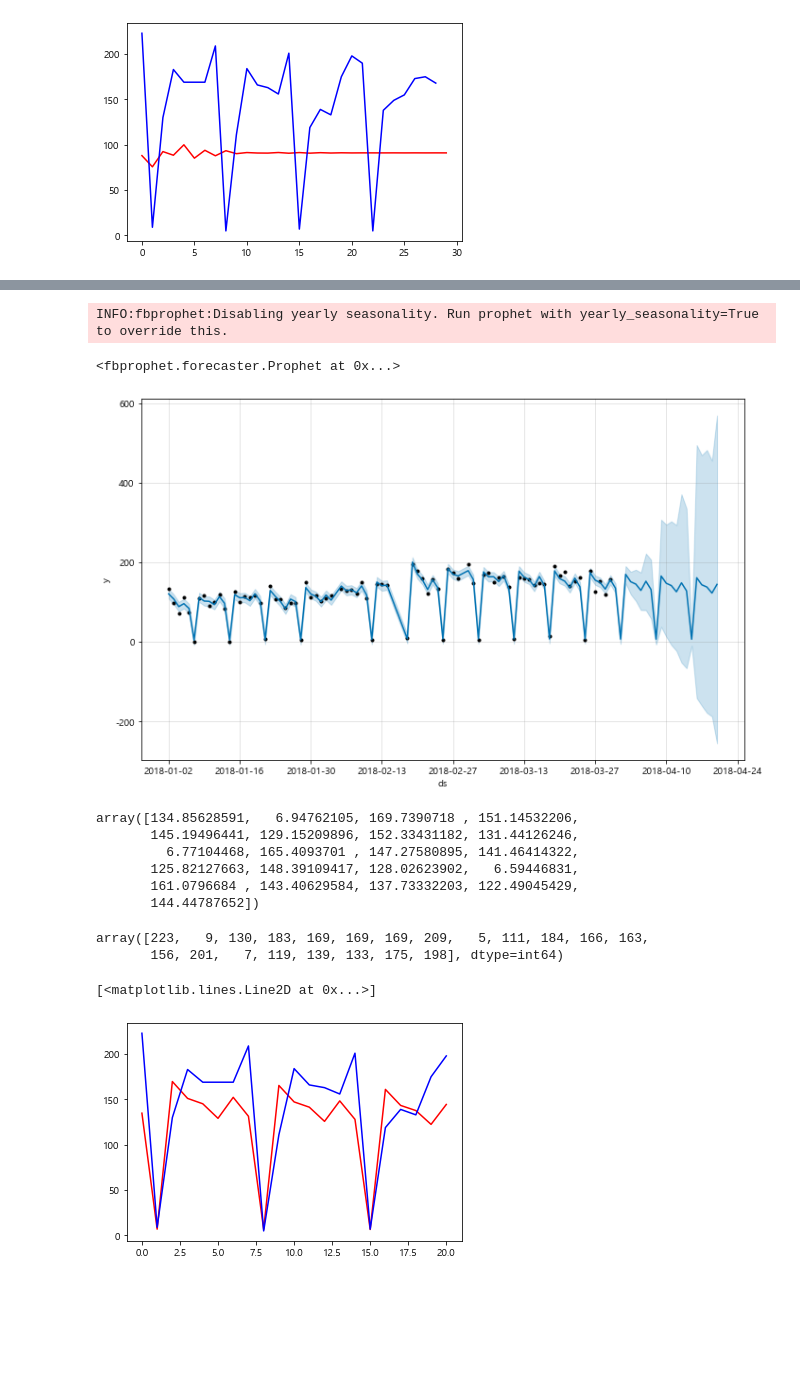
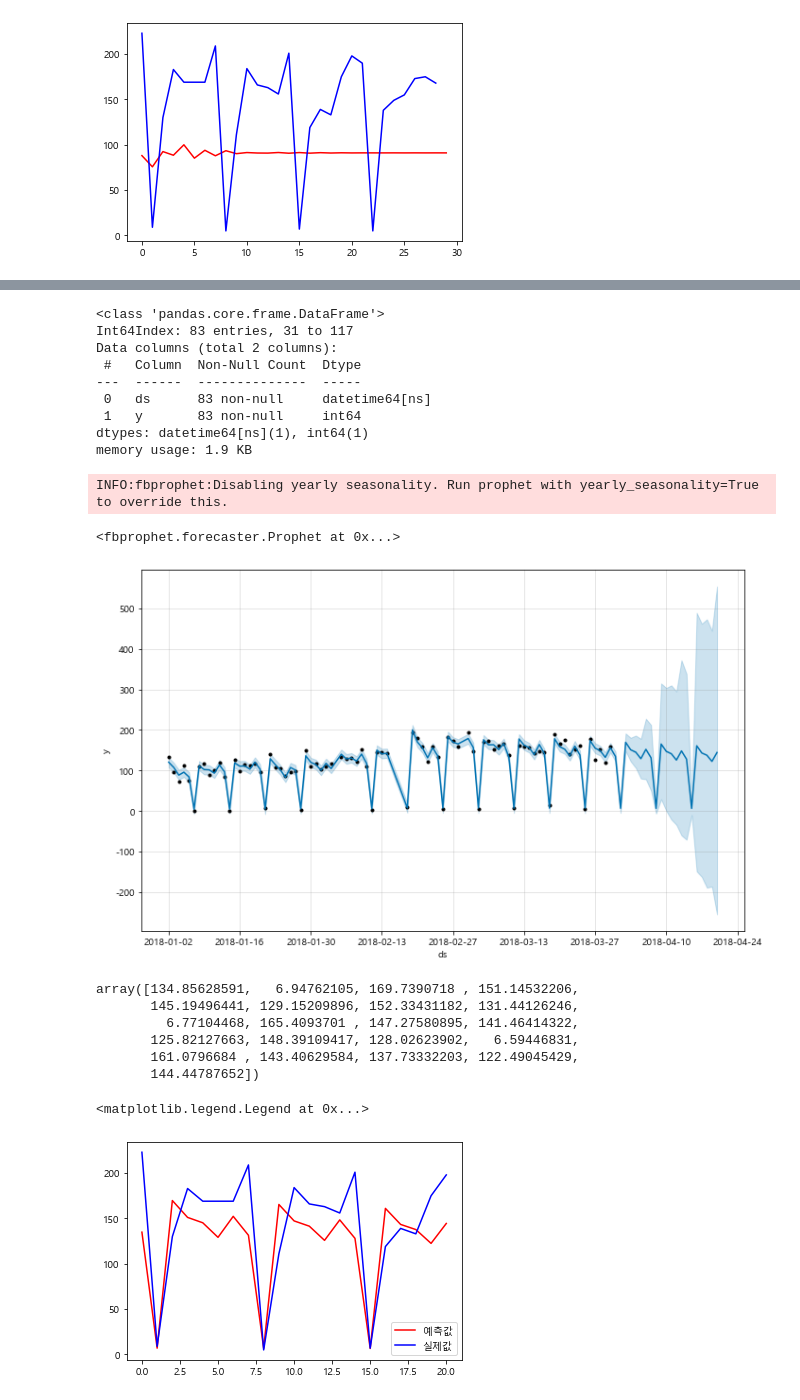
Before and after one commit to areum-choe/Machine_Learning, a Jupyter notebook: Time_Series_Analysis/hospital/hospital_발표.ipynb, the cells around one changed output, grey strips where cells are left out. Cells and saved outputs as stored; diff of their text form; code cells hidden in the pictures; blank space fills up the shorter version.

```diff
--- a/Time_Series_Analysis/hospital/hospital_발표.ipynb
+++ b/Time_Series_Analysis/hospital/hospital_발표.ipynb
@@ -279,6 +201,20 @@ from fbprophet import Prophet
 # %%
 train.columns=['ds','y']
 test.columns=['ds','y']
+# %%
+train['ds']= pd.to_datetime(train['ds'])
+# %%
+train.info()
+# %% [output]
+<class 'pandas.core.frame.DataFrame'>
+Int64Index: 83 entries, 31 to 117
+Data columns (total 2 columns):
+ #   Column  Non-Null Count  Dtype
+---  ------  --------------  -----
+ 0   ds      83 non-null     datetime64[ns]
+ 1   y       83 non-null     int64
+dtypes: datetime64[ns](1), int64(1)
+memory usage: 1.9 KB
 # %%
 prophet = Prophet(seasonality_mode = 'multiplicative',
                  daily_seasonality=True,
@@ -294,7 +230,7 @@ a=forecast_data[['ds','yhat', 'yhat_lower', 'yhat_upper']].tail(21)
 # %%
 fig1=prophet.plot(forecast_data)
 # %% [output]
-[figure, old version]
+[figure, new version]
 # %%
 pred_y=a.yhat.values[0:21]
 test_y=test.y.values[0:21]
@@ -307,14 +243,10 @@ array([134.85628591,   6.94762105, 169.7390718 , 151.14532206,
        125.82127663, 148.39109417, 128.02623902,   6.59446831,
        161.0796684 , 143.40629584, 137.73332203, 122.49045429,
        144.44787652])
-# %%
-test_y #2020년도의 실제값
-# %% [output]
-array([223,   9, 130, 183, 169, 169, 169, 209,   5, 111, 184, 166, 163,
-       156, 201,   7, 119, 139, 133, 175, 198], dtype=int64)
 # %%
-plt.plot(pred_y,color='red') #에측값
-plt.plot(test_y,color='blue') #실제값
+plt.plot(pred_y,color='red',label='예측값') #에측값
+plt.plot(test_y,color='blue',label='실제값') #실제값
+plt.legend()
 # %% [output]
-[<matplotlib.lines.Line2D at 0x...>]
+<matplotlib.legend.Legend at 0x...>
-[figure, old version]
+[figure, new version]
```
Also changed, not shown: parts of 18 cells of this notebook.
